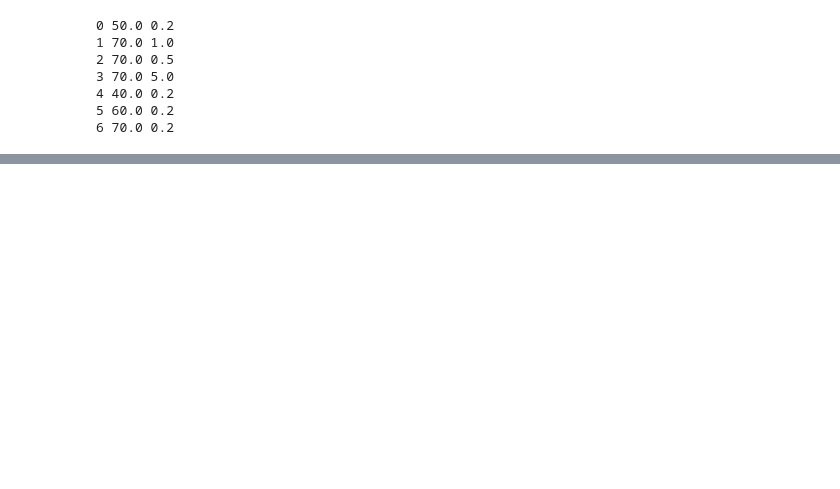
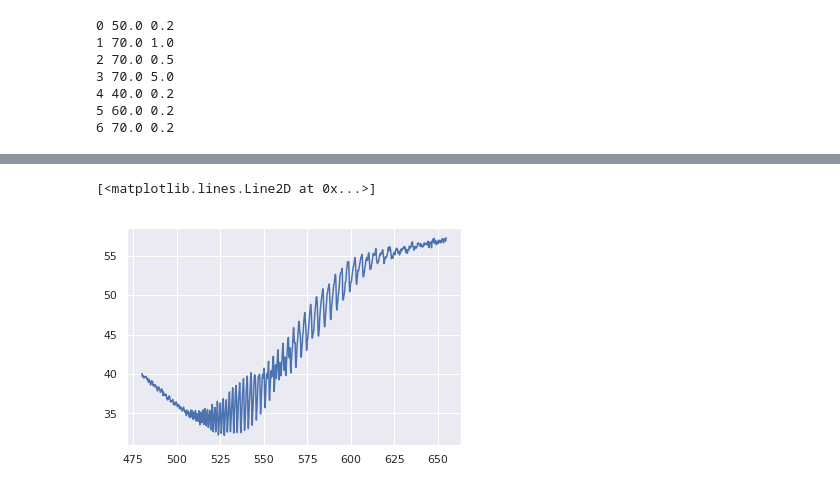
Before and after one commit to stdereka/FRM_MIPT, a Jupyter notebook: I2/I2.ipynb, the cells around one changed output, grey strips where cells are left out. Saved outputs shown, nothing was run; the diff lists cells and outputs as text; code cells hidden in the pictures; blank space fills up the shorter version.

```diff
--- a/I2/I2.ipynb
+++ b/I2/I2.ipynb
@@ -42,3 +44,5 @@ for i in data:
 4 40.0 0.2
 5 60.0 0.2
 6 70.0 0.2
+# %%
+X, Y = data[4]['data'].values.T
@@ -44,0 +73,5 @@ for i in data:
+# %%
+plt.plot(X,Y)
+# %% [output]
+[<matplotlib.lines.Line2D at 0x...>]
+[figure, added]
```
Also changed, not shown: parts of 51 cells of this notebook, 21 other files.
